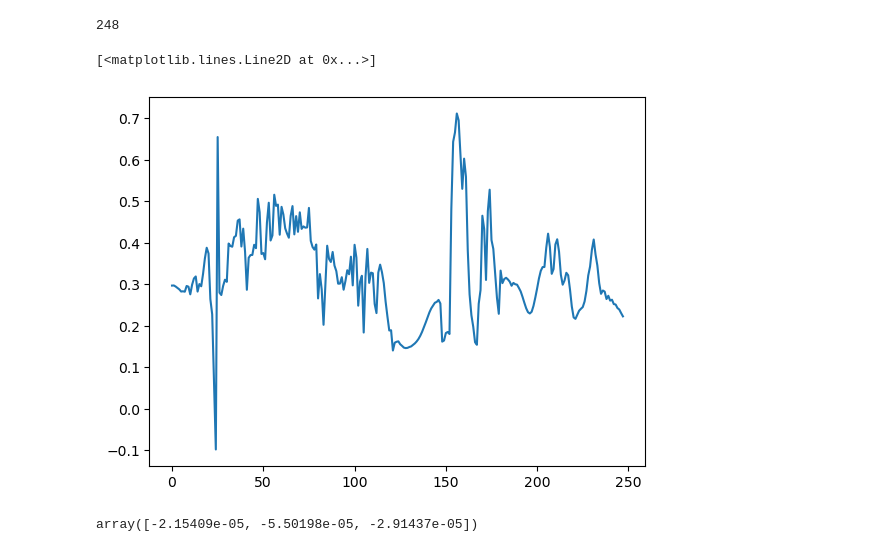
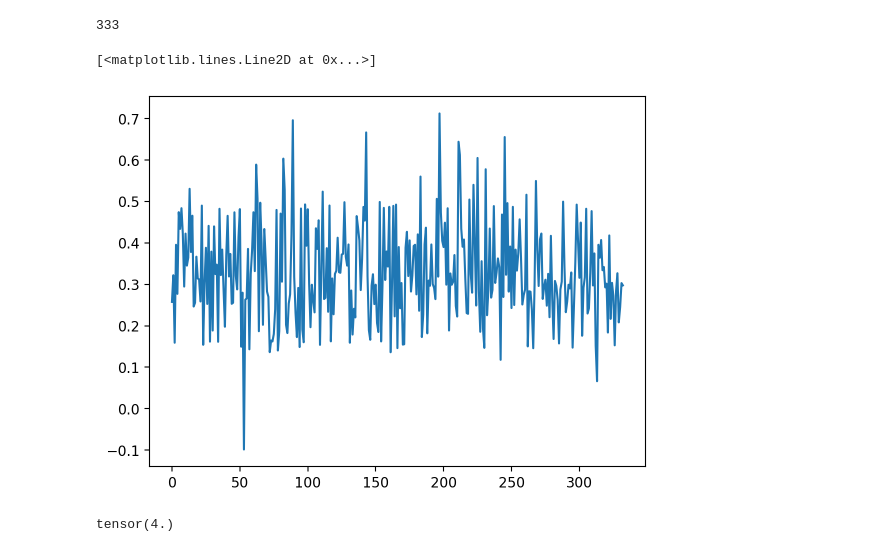
Before and after one commit to chem12346789/ai-dft, a Jupyter notebook: jupyter-notebook/check_json.ipynb, the cells around one changed output. Drawn from its saved outputs; the diff is of its cells as text; code cells hidden in the pictures.

```diff
--- a/jupyter-notebook/check_json.ipynb
+++ b/jupyter-notebook/check_json.ipynb
@@ -1,41 +1,36 @@
 # %%
 import json
 from pathlib import Path
 import matplotlib.pyplot as plt
 
-json_path_l = list(
-    Path("../data/grids_mrks").rglob("*.json")
-)
+json_path_l = list(Path("../data/grids_mrks_ccsd_1").rglob("*.json"))
 
 error = []
 
 print(len(json_path_l))
 for json_path in json_path_l:
     # check if same name npz file exists
     if not Path(json_path.with_suffix(".npz")).exists():
         print(Path(json_path.with_suffix(".npz")))
     with open(json_path) as f:
         data = json.load(f)
 
     error.append(data["energy_inv1"])
     if float(data["energy_inv1"]) > 1:
         print(data["energy_inv1"], json_path)
 
 plt.plot(error)
 # %% [output]
-248
+333
 [<matplotlib.lines.Line2D at 0x...>]
-[figure, old version]
+[figure, new version]
-# %%
-data = np.array(
-    [
-        [0.0440003615, -0.0000586487, -0.0000635925],
-        [0.0146630082, 0.0000001798, -0.0000007439],
-        [-0.0195529076, 0.0002823481, 0.0031437812],
-        [-0.0195634663, 0.0025548777, -0.0018077950],
-        [-0.0195685367, -0.0028337767, -0.0013007935],
-    ]
-)
-np.sum(data, axis=0)
-# %% [output]
-array([-2.15409e-05, -5.50198e-05, -2.91437e-05])
+# %%
+import torch
+
+data_1 = torch.as_tensor([2.0])
+data_2 = torch.as_tensor([4.0])
+
+torch.nn.MSELoss()(data_1, data_2)
+# torch.nn.L1Loss()(data_1, data_2)
+# %% [output]
+tensor(4.)
```
Also changed, not shown: 2 other files.
